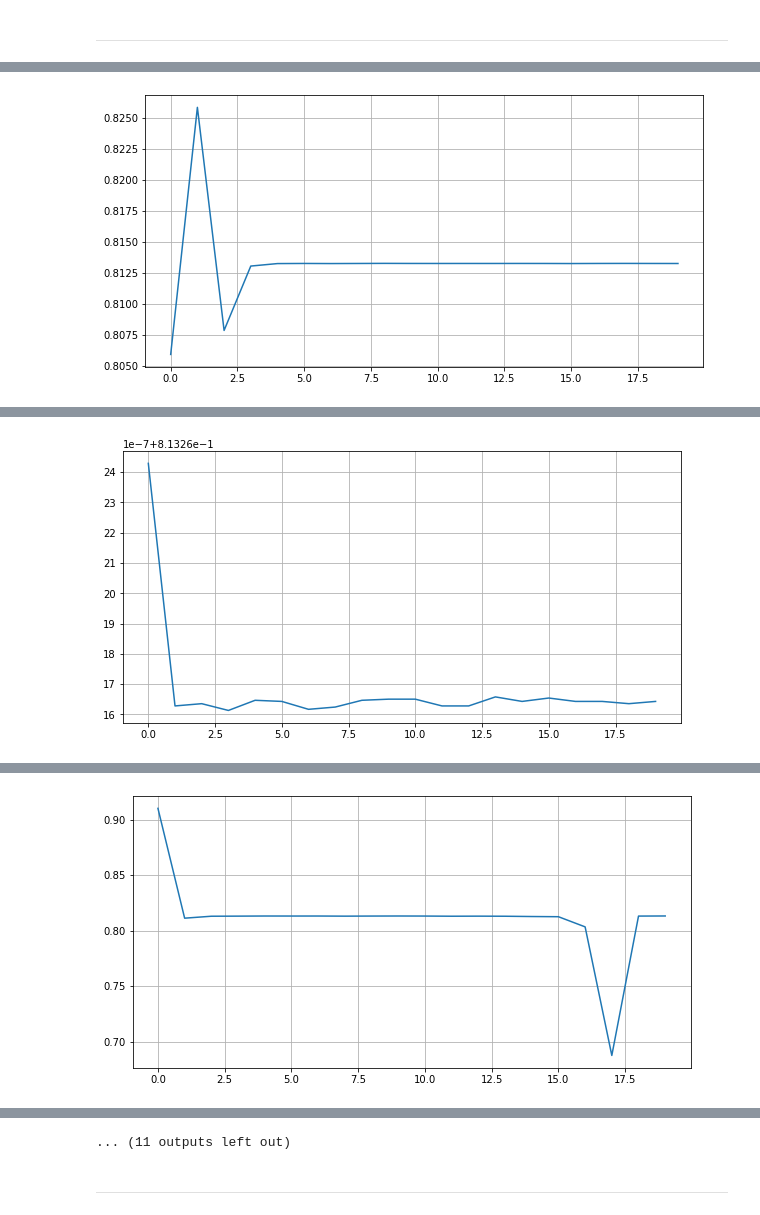
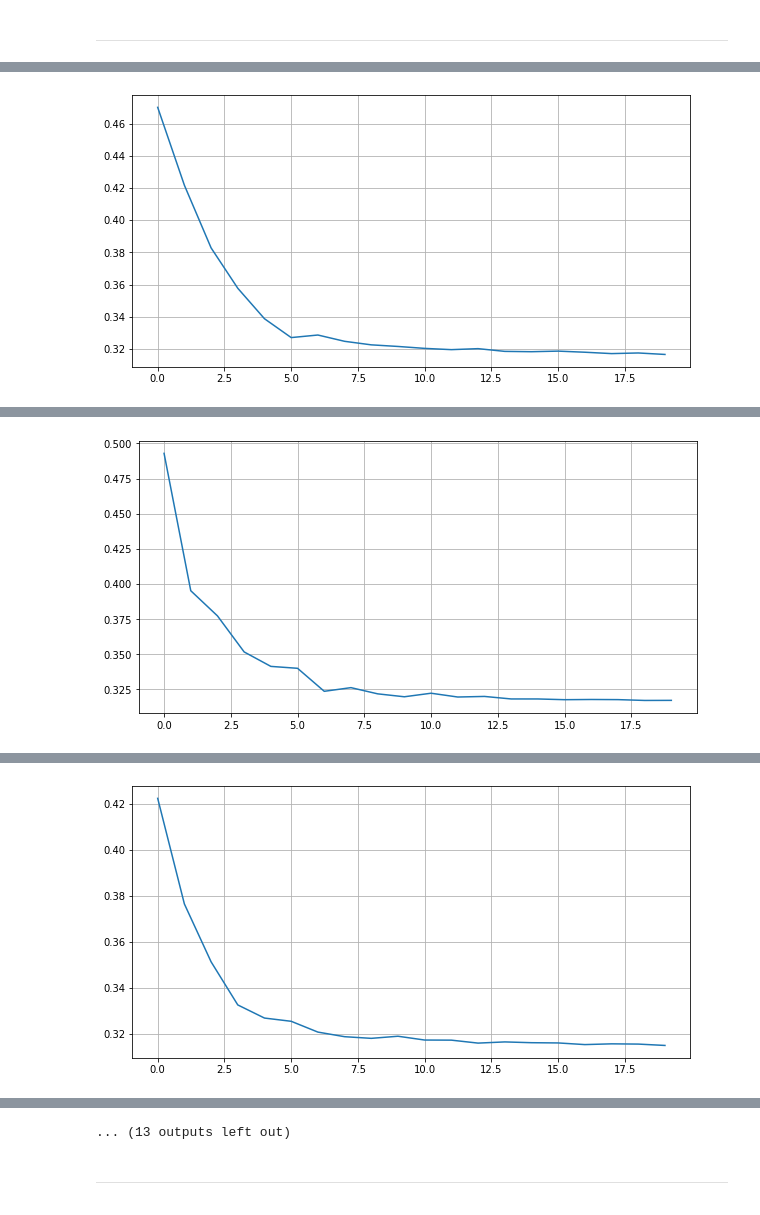
Before and after one commit to 18alantom/sc_challenges, a Jupyter notebook: week_2/Week 2 - Challenge 2.ipynb, the cells around one changed output, grey strips where cells are left out. Saved outputs shown, nothing was run; the diff lists cells and outputs as text; code cells hidden in the pictures.

```diff
--- a/week_2/Week 2 - Challenge 2.ipynb
+++ b/week_2/Week 2 - Challenge 2.ipynb
@@ -170,7 +198,7 @@ if not irv2_path.exists():
 from torchvision import models
 from data.inceptionresnetv2 import inceptionresnetv2
 # %%
-pretrained = False
+pretrained = True
 
 resnet_50 = models.resnet50(pretrained)
 resnext50 = models.resnext50_32x4d(pretrained)
@@ -437,7 +481,7 @@ def check_accu(model, dl_test, verbose=True, loss_func=nn.CrossEntropyLoss()):
 
 
 # Check for learning rates
-def net_tester(name,model,dl,test_epochs,lr_list):
+def net_tester(name,model,dl,test_epochs,lr_list, reseter=None):
     losses_list = []
     metric_list = []
     for lr in lr_list:
@@ -450,6 +494,9 @@ def net_tester(name,model,dl,test_epochs,lr_list):
         losses_ = simple_fit(model,dl,optim,loss_func,epoch=test_epochs)
         loss_, accu_ = check_accu(model,dl,False)
 
+        if reseter is not None:
+            reseter()
+
         # Store the metrics
         losses_list.append(losses_)
         metric_list.append((loss_,accu_))
@@ -468,10 +519,25 @@ ___
 # %%
 from copy import deepcopy
 # %%
+"""
+Run this cell only once after loading the pretrained weights.
+Else pretrained weights will be overwritten.
+"""
+
 all_nets = [*pt_resnets, incresnv2]
 all_nets_names = [*pt_resnets_names, 'inceptionresnetv2']
-all_nets_sd = []
-for net in all_nets:
-    all_nets_sd.append(deepcopy(net.state_dict()))
 
 nets = {all_nets_names[i]:all_nets[i] for i in range(len(all_nets))}
+nets_sd = {k:deepcopy(nets[k].state_dict()) for k in nets}
+# %%
+def load_sd(nets, nets_sd):
+    for k in nets:
+        nets[k].load_state_dict(deepcopy(nets_sd[k]))
+
+def check_all_accu(nets, dl):
+    for k in nets:
+        loss, accu = check_accu(nets[k],dl,False)
+        print(f"{k.ljust(18)}: loss {loss}  accu {accu}")
+
+def reseter():
+    load_sd(nets, nets_sd)
@@ -516,8 +618,9 @@ learning_rates = [0.001,0.0005,0.0001]
 for name in nets:
     print(f"NETWORK: {name}")
     t1 = time.time()
-    net_tester(name, nets[name],dl_micro[TR],20, learning_rates)
+    net_tester(name, nets[name],dl_micro[TR],20, learning_rates, reseter)
     time_taken = time.time() - t1
     print(time_taken//60,'m ',time_taken % 60,'s ','\n')
+load_sd(nets, nets_sd)
 # %% [output]
 NETWORK: resnet50
@@ -527 +630 @@ lr: 0.0005      loss: 0.813255712389946   accu: 0.5
-[figure, old version]
+[figure, new version]
@@ -529 +632 @@ lr: 0.001       loss: 0.8132616356015205   accu: 0.5
-[figure, old version]
+[figure, new version]
@@ -534 +637 @@ lr: 0.001       loss: 0.8132616281509399   accu: 0.5
-[figure, old version]
+[figure, new version]
@@ -539,4 +642,4 @@ lr: 0.001       loss: 0.8132616505026817   accu: 0.5
-... (11 outputs left out)
+... (13 outputs left out)
 # %% [markdown]
 ___
 # %% [markdown]
```
Also changed, not shown: parts of 54 cells of this notebook, 1 other file.
